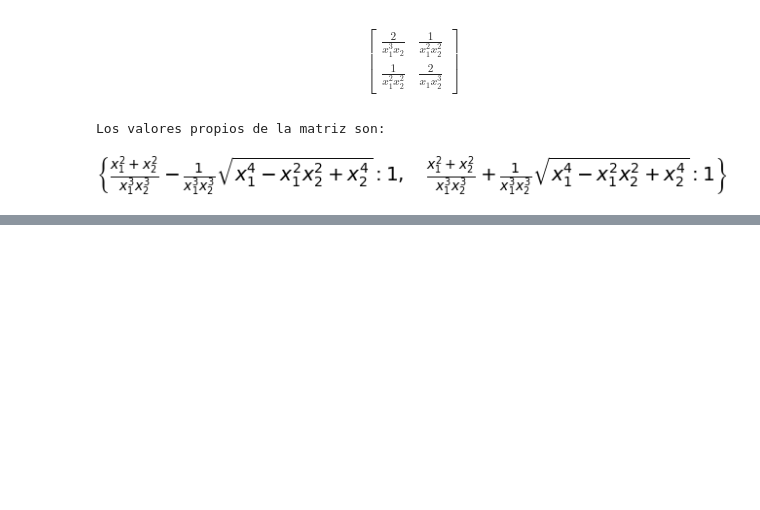
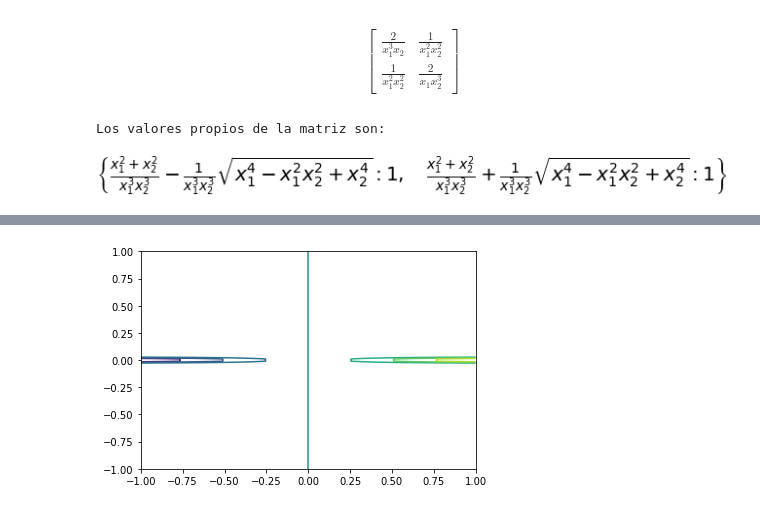
Before and after one commit to lcduquev/Analisis-Numerico, a Jupyter notebook: Chapter 4/Problems.ipynb, the cells around one changed output, grey strips where cells are left out. Cells and saved outputs as stored; diff of their text form; code cells hidden in the pictures; blank space fills up the shorter version.

```diff
--- a/Chapter 4/Problems.ipynb
+++ b/Chapter 4/Problems.ipynb
@@ -103,0 +155,13 @@ c = plt.contour(x, y, Z)
+# %%
+x = np.linspace(-1, 1, 250)
+y = np.linspace(-1, 1, 100)
+X, Y = np.meshgrid(x, y)
+
+#F = sp.lambdify([x1,x2],f)
+#Z = F(X,Y)
+
+Z = X/(Y**2)
+
+c = plt.contour(X, Y, Z)
+# %% [output]
+[figure, added]
```
Also changed, not shown: parts of 6 cells of this notebook.
